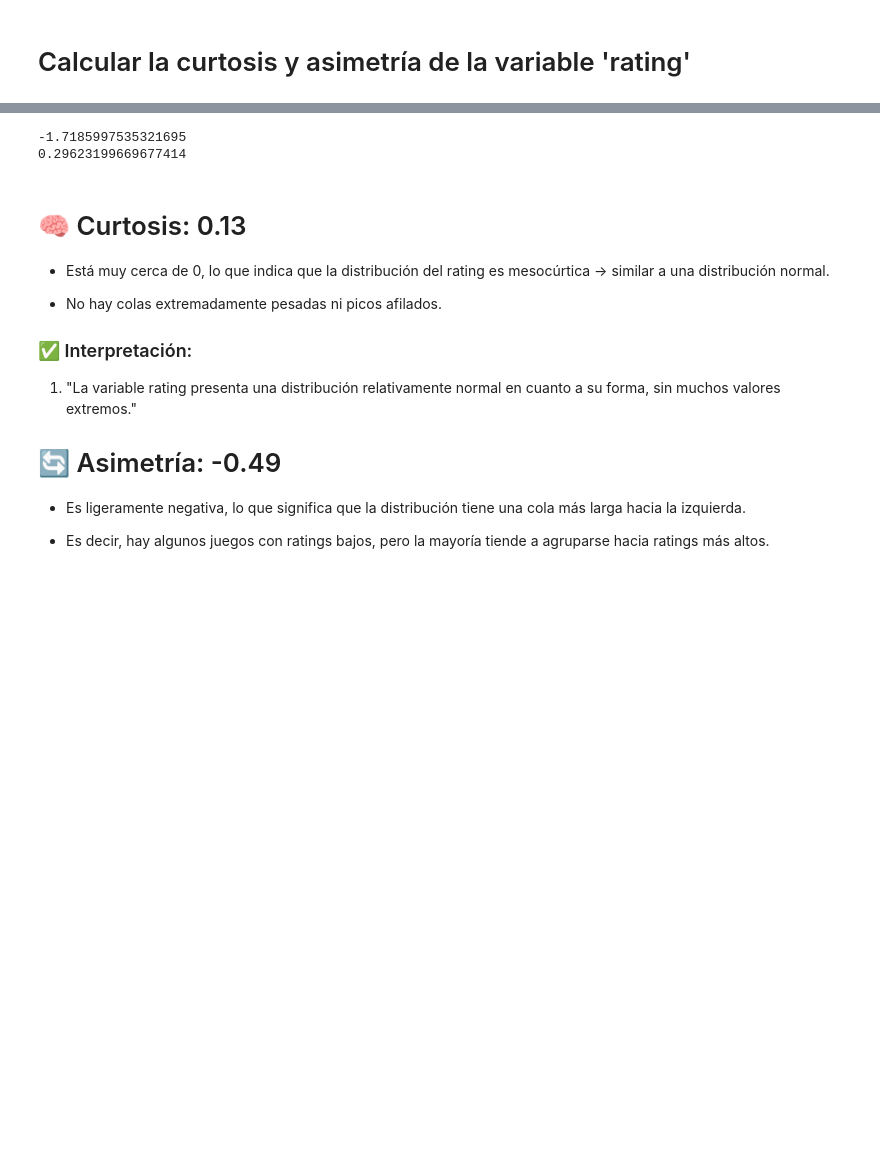
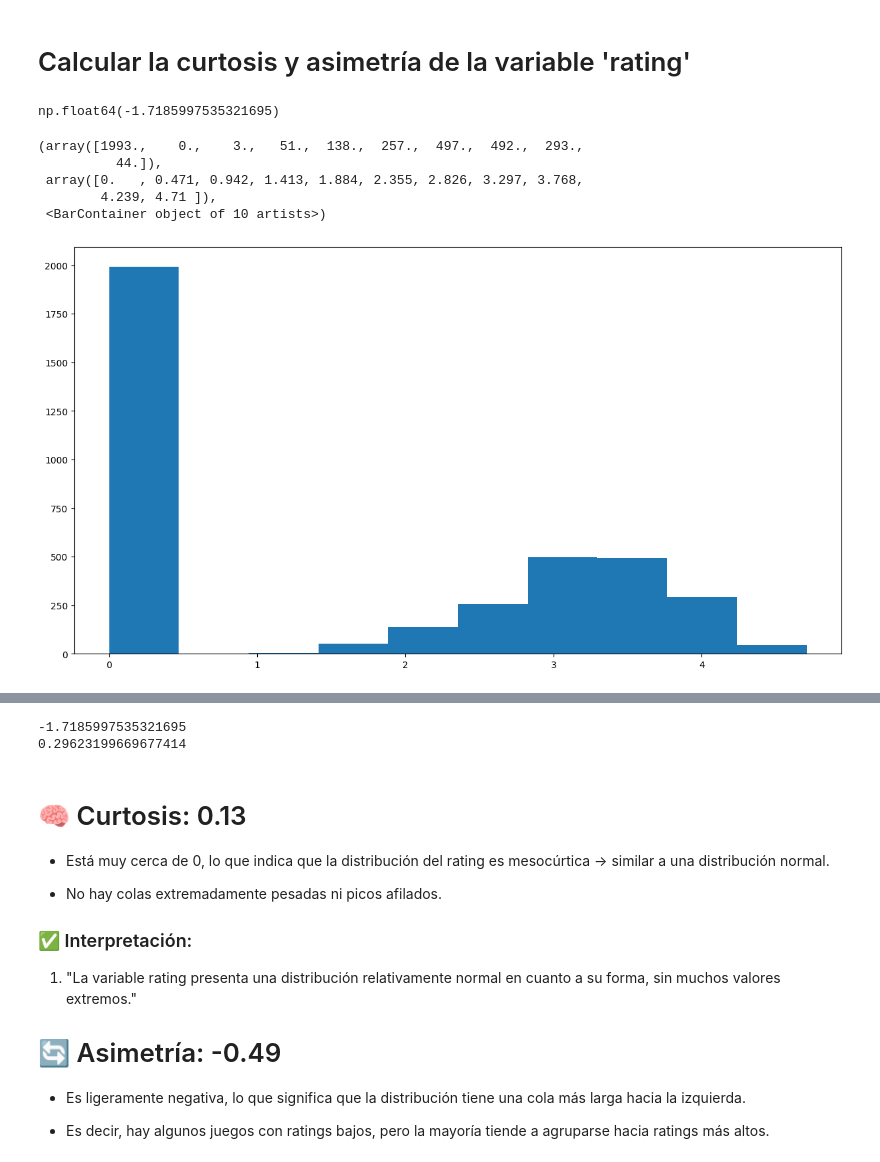
Before and after one commit to andreszaragoza/ML, a Jupyter notebook: notebooks/Prueba_Regresion.ipynb, the cells around one changed output, grey strips where cells are left out. Drawn from its saved outputs; the diff is of its cells as text; code cells hidden in the pictures; blank space fills up the shorter version.

```diff
--- a/notebooks/Prueba_Regresion.ipynb
+++ b/notebooks/Prueba_Regresion.ipynb
@@ -53,3 +62,17 @@ if 'rating' in df.columns:
     rating_kurt, rating_skew
 else:
     "La columna 'rating' no existe en el dataset."
+# %%
+rating_kurt
+# %% [output]
+np.float64(-1.7185997535321695)
+# %%
+plt.figure(figsize=(15,8))
+plt.hist(df['rating'])
+# %% [output]
+(array([1993.,    0.,    3.,   51.,  138.,  257.,  497.,  492.,  293.,
+          44.]),
+ array([0.   , 0.471, 0.942, 1.413, 1.884, 2.355, 2.826, 3.297, 3.768,
+        4.239, 4.71 ]),
+ <BarContainer object of 10 artists>)
+[figure, added]
```
Also changed, not shown: parts of 5 cells of this notebook, 3 other files.
